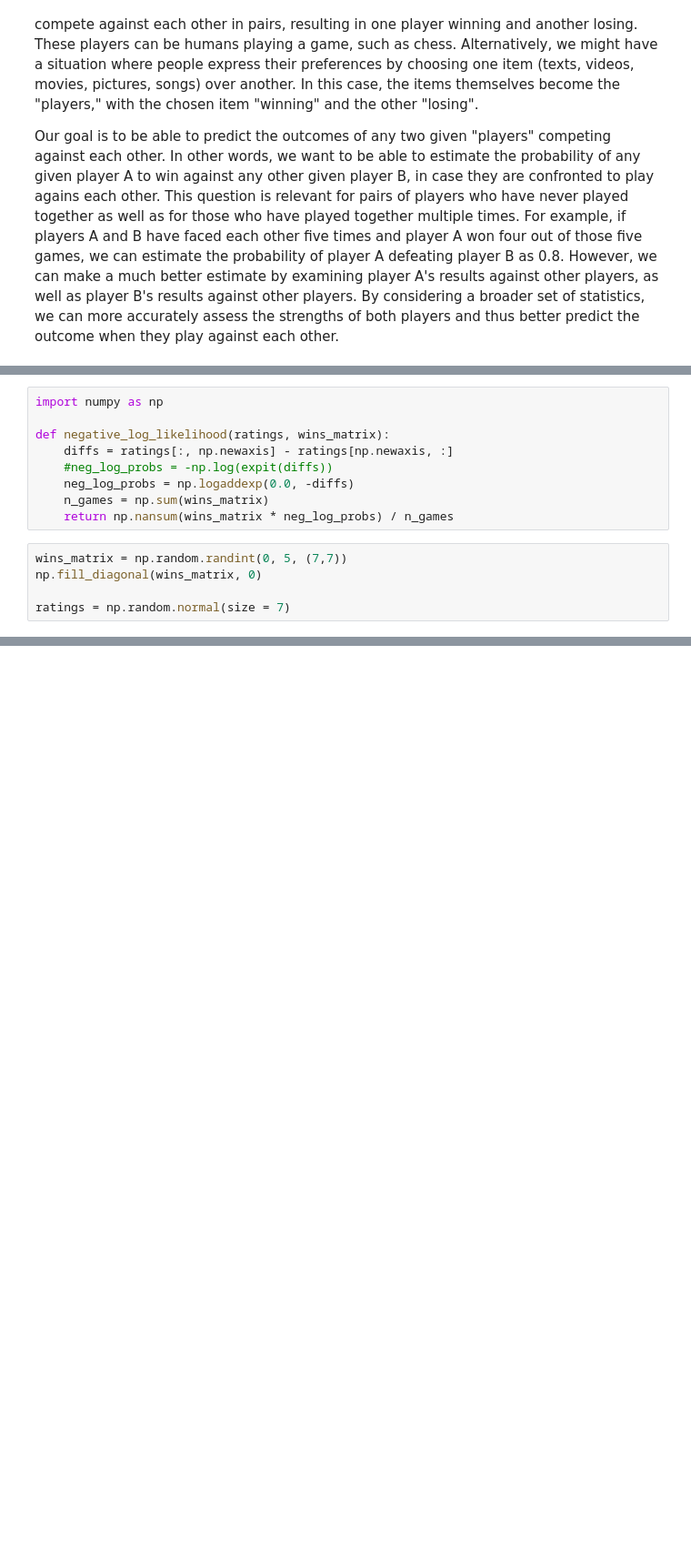
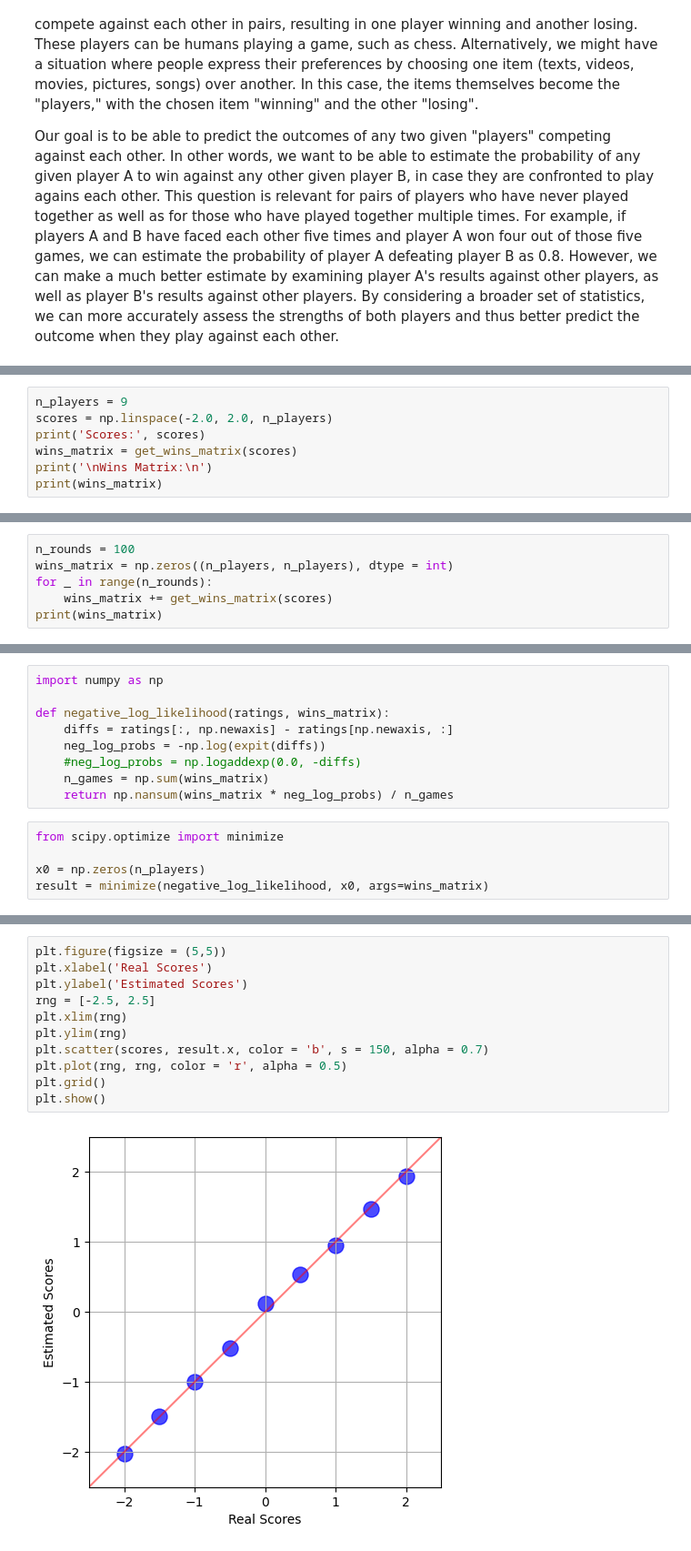
Before and after one commit to kurdayon/algo-pool, a Jupyter notebook: elo-rating/elo-rating.ipynb, the cells around one changed output, grey strips where cells are left out. Shown: that part at 91% size. Cells and saved outputs as stored; diff of their text form; blank space fills up the shorter version.

Commit message:
Extending elo-rating.ipynb

```diff
--- a/elo-rating/elo-rating.ipynb
+++ b/elo-rating/elo-rating.ipynb
@@ -32,0 +47,7 @@ plt.show()
+# %%
+n_players = 9
+scores = np.linspace(-2.0, 2.0, n_players)
+print('Scores:', scores)
+wins_matrix = get_wins_matrix(scores)
+print('\nWins Matrix:\n')
+print(wins_matrix)
@@ -32,0 +70,6 @@ plt.show()
+# %%
+n_rounds = 100
+wins_matrix = np.zeros((n_players, n_players), dtype = int)
+for _ in range(n_rounds):
+    wins_matrix += get_wins_matrix(scores)
+print(wins_matrix)
@@ -56,13 +111,13 @@ import numpy as np
 
 def negative_log_likelihood(ratings, wins_matrix):
     diffs = ratings[:, np.newaxis] - ratings[np.newaxis, :]
-    #neg_log_probs = -np.log(expit(diffs))
-    neg_log_probs = np.logaddexp(0.0, -diffs)
+    neg_log_probs = -np.log(expit(diffs))
+    #neg_log_probs = np.logaddexp(0.0, -diffs)
     n_games = np.sum(wins_matrix)
     return np.nansum(wins_matrix * neg_log_probs) / n_games
 # %%
-wins_matrix = np.random.randint(0, 5, (7,7))
-np.fill_diagonal(wins_matrix, 0)
+from scipy.optimize import minimize
 
-ratings = np.random.normal(size = 7)
+x0 = np.zeros(n_players)
+result = minimize(negative_log_likelihood, x0, args=wins_matrix)
 # %%
@@ -71,0 +127,13 @@ negative_log_likelihood(ratings, wins_matrix)
+# %%
+plt.figure(figsize = (5,5))
+plt.xlabel('Real Scores')
+plt.ylabel('Estimated Scores')
+rng = [-2.5, 2.5]
+plt.xlim(rng)
+plt.ylim(rng)
+plt.scatter(scores, result.x, color = 'b', s = 150, alpha = 0.7)
+plt.plot(rng, rng, color = 'r', alpha = 0.5)
+plt.grid()
+plt.show()
+# %% [output]
+[figure, added]
```
Also changed, not shown: parts of 26 cells of this notebook.
